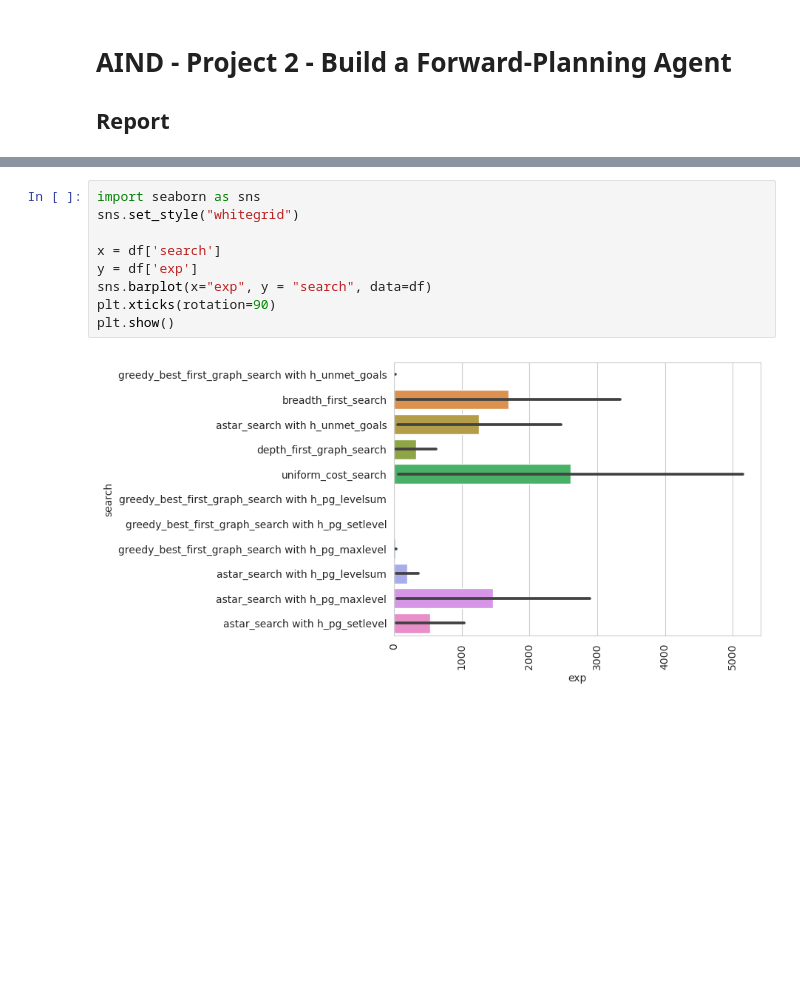
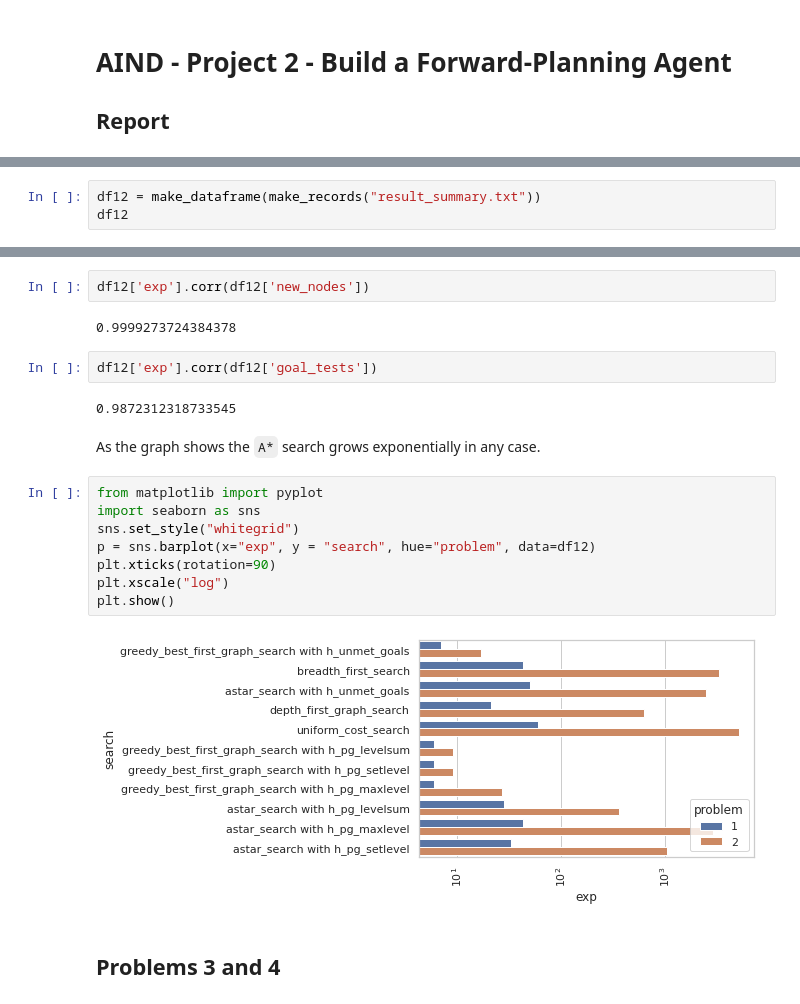
Before and after one commit to psnx/artificial-intelligence, a Jupyter notebook: Projects/2_Classical Planning/report.ipynb, the cells around one changed output, grey strips where cells are left out. Saved outputs shown, nothing was run; the diff lists cells and outputs as text; blank space fills up the shorter version.

```diff
--- a/Projects/2_Classical Planning/report.ipynb
+++ b/Projects/2_Classical Planning/report.ipynb
@@ -111,0 +79,3 @@ df.style.set_properties(subset=["search"], **{'text-align': 'left'})
+# %%
+df12 = make_dataframe(make_records("result_summary.txt"))
+df12
@@ -112,11 +169,22 @@ df.style.set_properties(subset=["search"], **{'text-align': 'left'})
+# %%
+df12['exp'].corr(df12['new_nodes'])
+# %% [output]
+0.9999273724384378
+# %%
+df12['exp'].corr(df12['goal_tests'])
+# %% [output]
+0.9872312318733545
+# %% [markdown]
+As the graph shows the `A*` search grows exponentially in any case.
 # %%
+from matplotlib import pyplot
 import seaborn as sns
 sns.set_style("whitegrid")
-
-x = df['search']
-y = df['exp']
-sns.barplot(x="exp", y = "search", data=df)
+p = sns.barplot(x="exp", y = "search", hue="problem", data=df12)
 plt.xticks(rotation=90)
+plt.xscale("log")
 plt.show()
 # %% [output]
-[figure, old version]
+[figure, new version]
+# %% [markdown]
+## Problems 3 and 4
```
Also changed, not shown: parts of 29 cells of this notebook.
